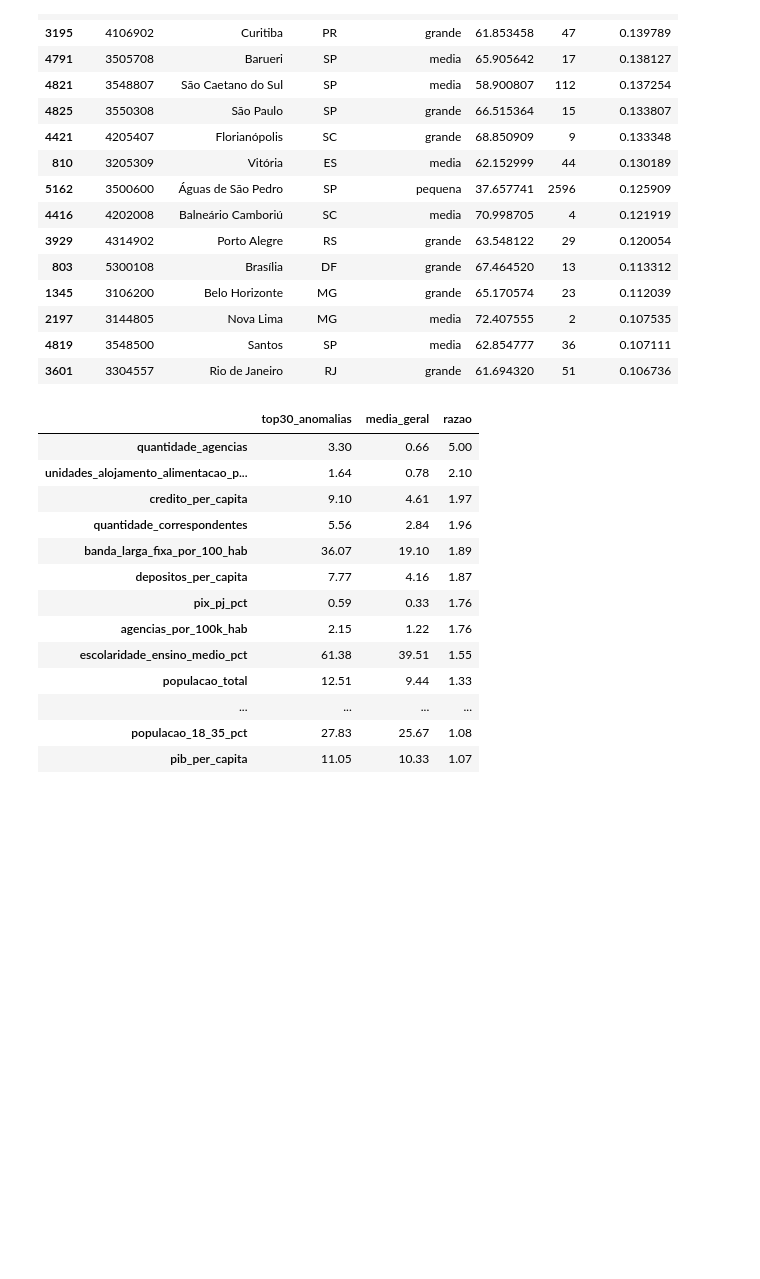
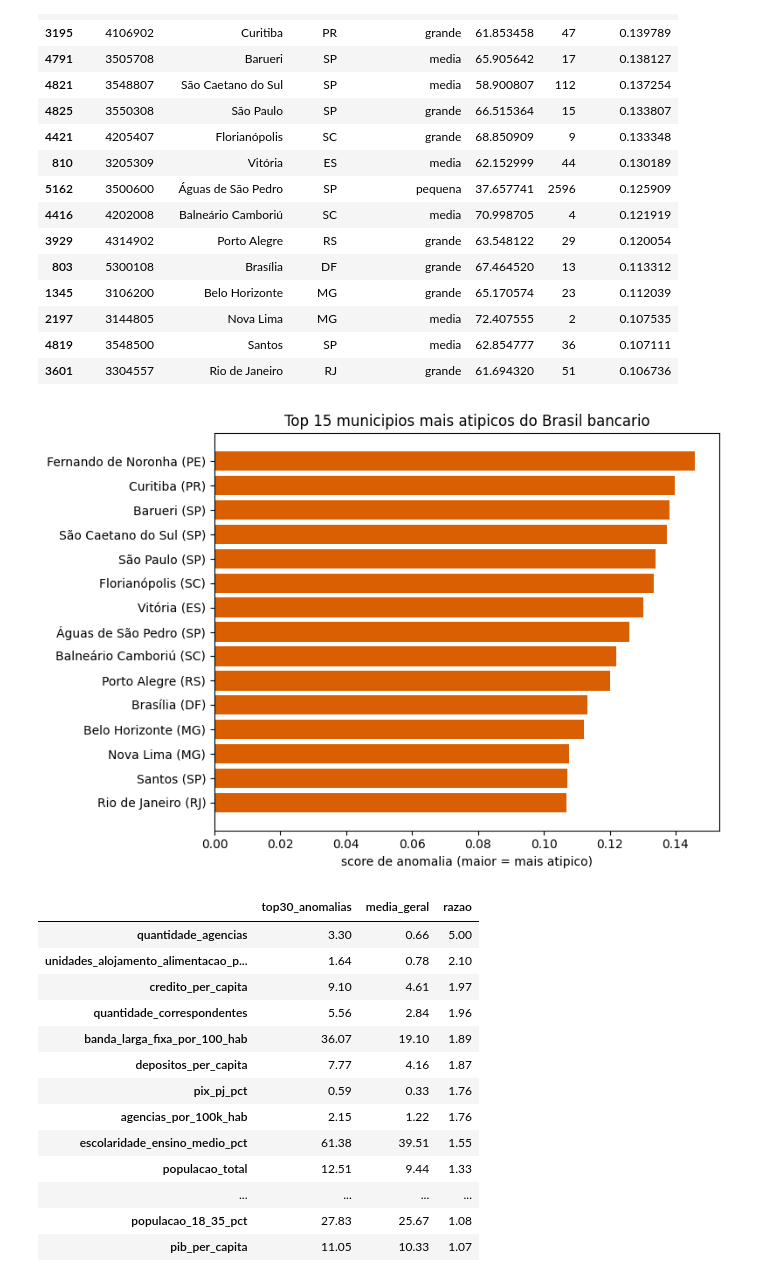
Before and after one commit to LucioFrCruz/heluvina_projeto_final_202602, a Jupyter notebook: notebooks/01_modelagem/03_regressao_anomalias_sintese.ipynb, the cells around one changed output. Drawn from its saved outputs; the diff is of its cells as text; code cells hidden in the pictures; blank space fills up the shorter version.

```diff
--- a/notebooks/01_modelagem/03_regressao_anomalias_sintese.ipynb
+++ b/notebooks/01_modelagem/03_regressao_anomalias_sintese.ipynb
@@ -133,6 +133,19 @@ top30[["id_municipio", "nome_municipio", "sigla_uf", "estrato_populacional",
 | 2197 | 3144805 | Nova Lima | MG | media | 72.407555 | 2 | 0.107535 |
 | 4819 | 3548500 | Santos | SP | media | 62.854777 | 36 | 0.107111 |
 | 3601 | 3304557 | Rio de Janeiro | RJ | grande | 61.694320 | 51 | 0.106736 |
+# %%
+top15 = df[df["flag_anomalia"]].nlargest(15, "score_anomalia")
+
+fig, ax = plt.subplots(figsize=(8, 5.5))
+rotulos = [f"{r.nome_municipio} ({r.sigla_uf})" for r in top15.itertuples()]
+ax.barh(rotulos[::-1], top15["score_anomalia"].values[::-1], color="#d95f02")
+ax.set_xlabel("score de anomalia (maior = mais atipico)")
+ax.set_title("Top 15 municipios mais atipicos do Brasil bancario")
+fig.tight_layout()
+fig.savefig(FIGS / "03_anomalias_top15.png", dpi=110)
+plt.show()
+# %% [output]
+[figure, added]
 # %%
 comparacao = pd.DataFrame({
     "top30_anomalias": df[df["flag_anomalia"]][FEATURES_MODELO].mean(),
```
Also changed, not shown: parts of 1 cell of this notebook, 12 other files.
